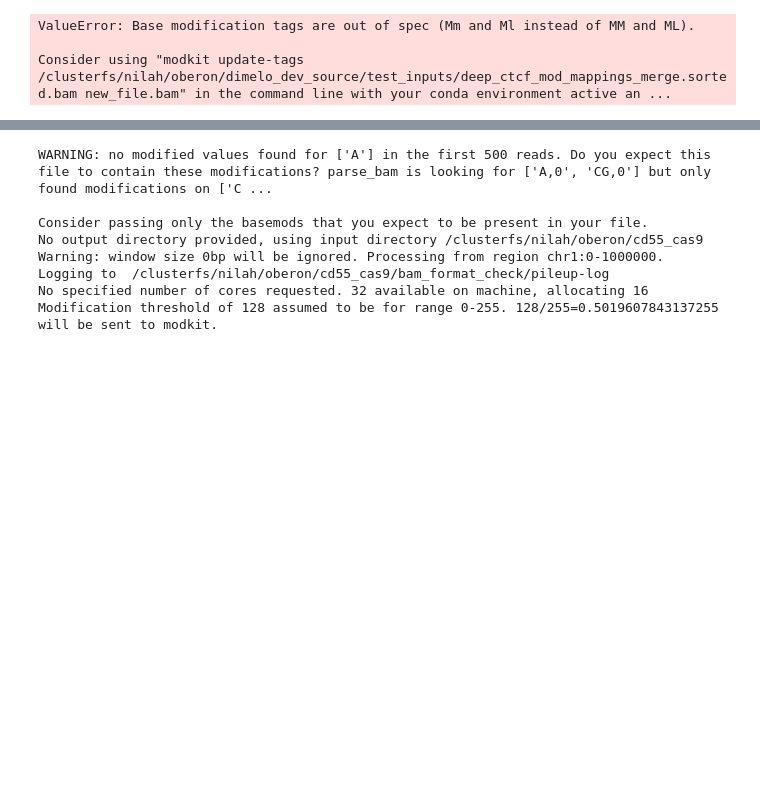
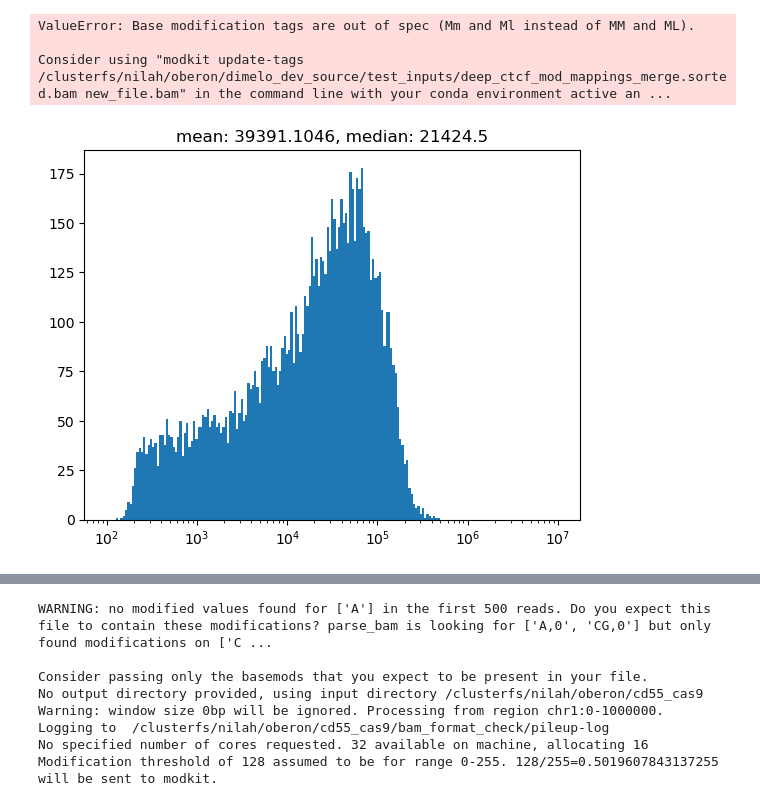
Before and after one commit to streetslab/dimelo, a Jupyter notebook: test_notebooks/bam_checking.ipynb, the cells around one changed output, grey strips where cells are left out. Drawn from its saved outputs; the diff is of its cells as text; code cells hidden in the pictures; blank space fills up the shorter version.

```diff
--- a/test_notebooks/bam_checking.ipynb
+++ b/test_notebooks/bam_checking.ipynb
@@ -21,3 +24,17 @@ parse_bam.check_bam_format(
 ValueError: Base modification tags are out of spec (Mm and Ml instead of MM and ML).
 
 Consider using "modkit update-tags /clusterfs/nilah/oberon/dimelo_dev_source/test_inputs/deep_ctcf_mod_mappings_merge.sorted.bam new_file.bam" in the command line with your conda environment active an ...
+# %%
+pangenome_bam = pysam.AlignmentFile('/clusterfs/nilah/oberon/datasets/pangenome/HG00408/nanopore/07_27_21_R941_HG00408_2_Guppy_6.5.7_450bps_modbases_5mc_cg_sup_prom_pass.bam','rb',check_sq=False)
+lens_list = []
+lim = 10000
+for counter,read in enumerate(pangenome_bam):
+    if counter>=lim:
+        break
+    lens_list.append(read.query_length)
+bins = np.logspace(start=2,stop=7,num=200)
+plt.hist(lens_list,bins=bins);
+plt.title(f'mean: {np.mean(lens_list)}, median: {np.median(lens_list)}')
+plt.xscale('log')
+# %% [output]
+[figure, added]
```
Also changed, not shown: parts of 7 cells of this notebook, 5 other files.
